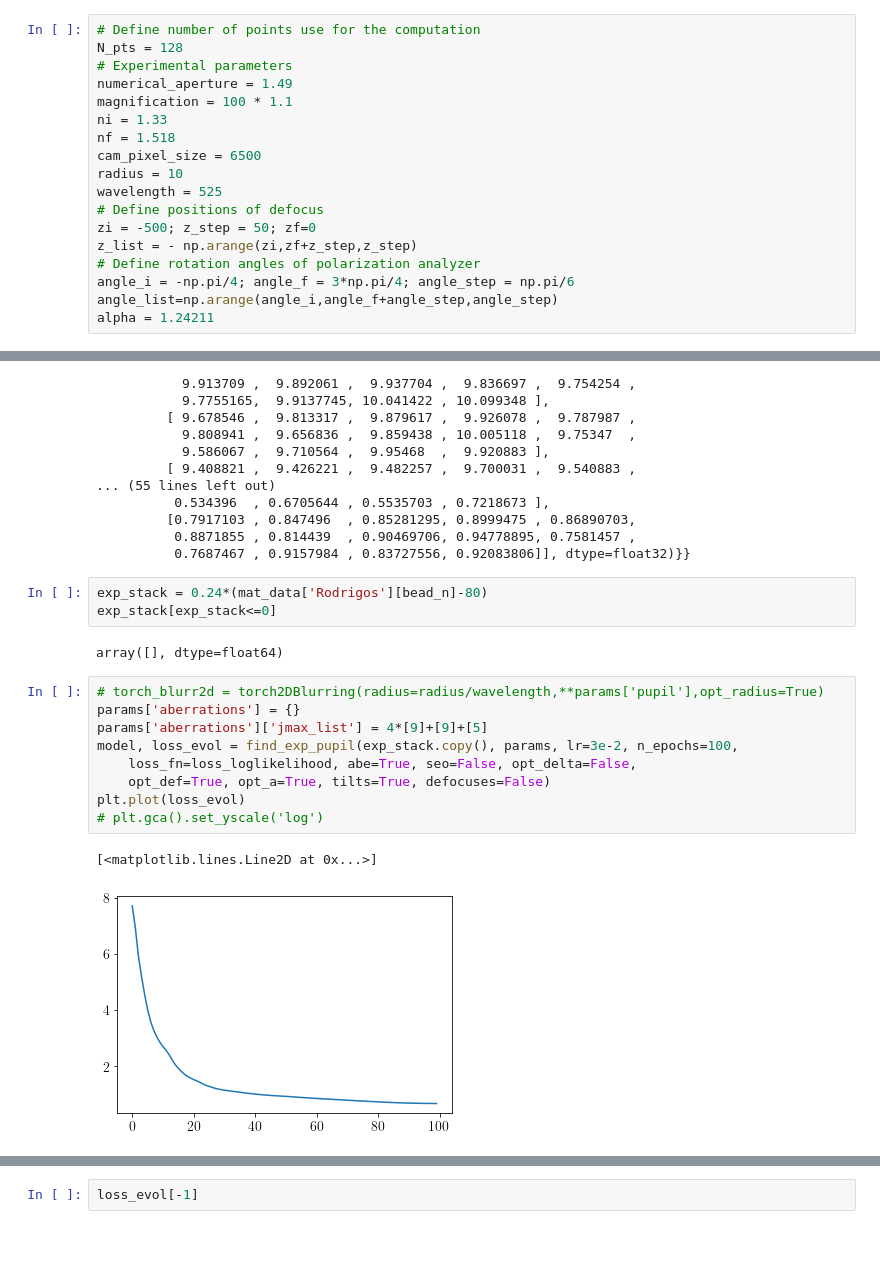
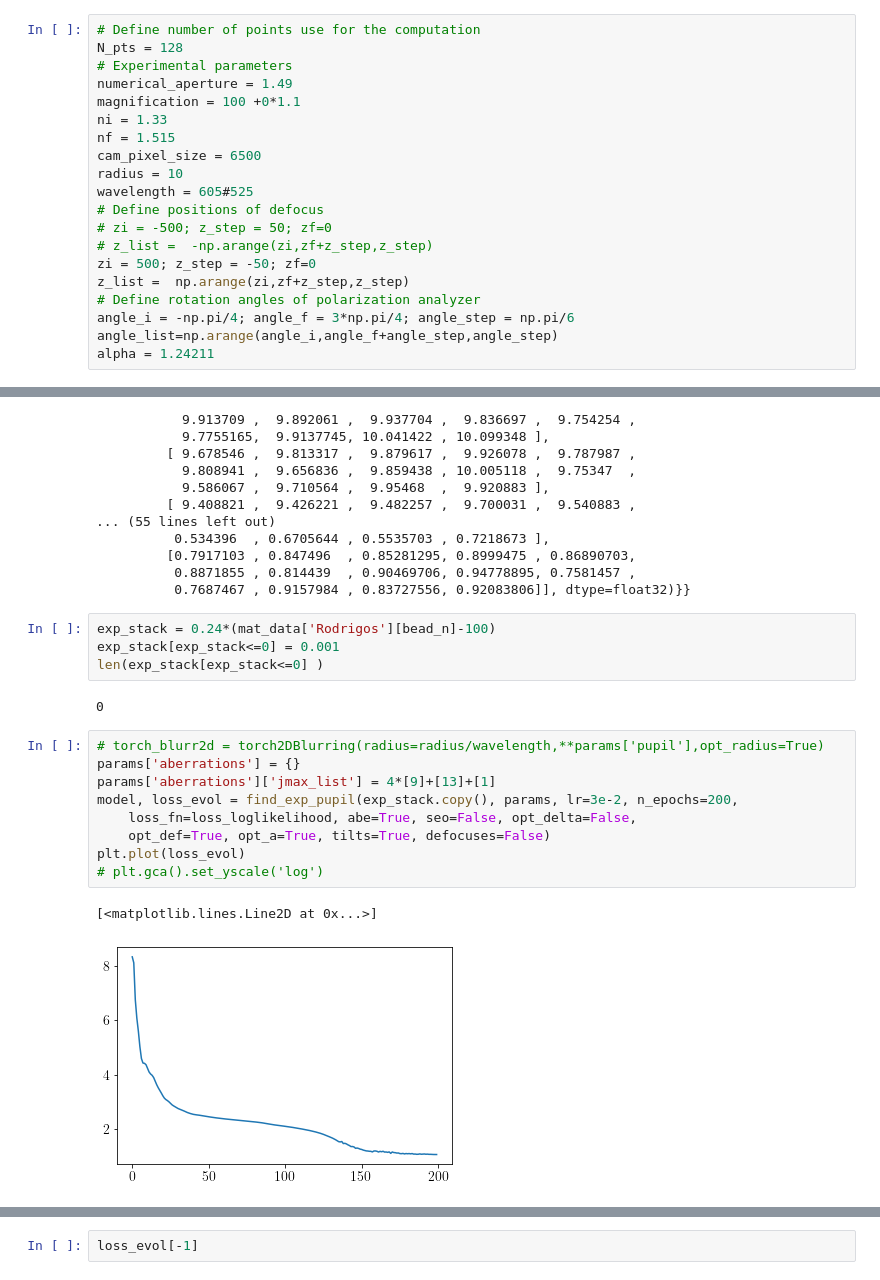
Before and after one commit to rodguti90/pyPSFstack, a Jupyter notebook: retrieval_exp_stack.ipynb, the cells around one changed output, grey strips where cells are left out. Drawn from its saved outputs; the diff is of its cells as text; blank space fills up the shorter version.

Commit message:
Corrected parameters

```diff
--- a/retrieval_exp_stack.ipynb
+++ b/retrieval_exp_stack.ipynb
@@ -68,15 +68,17 @@ plt.rc('figure', titlesize=MEDIUM_SIZE)  # fontsize of the figure title
 N_pts = 128
 # Experimental parameters
 numerical_aperture = 1.49
-magnification = 100 * 1.1
+magnification = 100 +0*1.1
 ni = 1.33
-nf = 1.518
+nf = 1.515
 cam_pixel_size = 6500
 radius = 10
-wavelength = 525
+wavelength = 605#525
 # Define positions of defocus
-zi = -500; z_step = 50; zf=0
-z_list = - np.arange(zi,zf+z_step,z_step)
+# zi = -500; z_step = 50; zf=0
+# z_list =  -np.arange(zi,zf+z_step,z_step)
+zi = 500; z_step = -50; zf=0
+z_list =  np.arange(zi,zf+z_step,z_step)
 # Define rotation angles of polarization analyzer
 angle_i = -np.pi/4; angle_f = 3*np.pi/4; angle_step = np.pi/6
 angle_list=np.arange(angle_i,angle_f+angle_step,angle_step)
@@ -279,22 +273,23 @@ ret_pupil_params
           0.8871855 , 0.814439  , 0.90469706, 0.94778895, 0.7581457 ,
           0.7687467 , 0.9157984 , 0.83727556, 0.92083806]], dtype=float32)}}
 # %%
-exp_stack = 0.24*(mat_data['Rodrigos'][bead_n]-80)
-exp_stack[exp_stack<=0]
+exp_stack = 0.24*(mat_data['Rodrigos'][bead_n]-100)
+exp_stack[exp_stack<=0] = 0.001
+len(exp_stack[exp_stack<=0] )
 # %% [output]
-array([], dtype=float64)
+0
 # %%
 # torch_blurr2d = torch2DBlurring(radius=radius/wavelength,**params['pupil'],opt_radius=True)
 params['aberrations'] = {}
-params['aberrations']['jmax_list'] = 4*[9]+[9]+[5]
-model, loss_evol = find_exp_pupil(exp_stack.copy(), params, lr=3e-2, n_epochs=100,
+params['aberrations']['jmax_list'] = 4*[9]+[13]+[1]
+model, loss_evol = find_exp_pupil(exp_stack.copy(), params, lr=3e-2, n_epochs=200,
     loss_fn=loss_loglikelihood, abe=True, seo=False, opt_delta=False,
     opt_def=True, opt_a=True, tilts=True, defocuses=False)
 plt.plot(loss_evol)
 # plt.gca().set_yscale('log')
 # %% [output]
 [<matplotlib.lines.Line2D at 0x...>]
-[figure, old version]
+[figure, new version]
 # %%
 loss_evol[-1]
 # %% [output]
```
Also changed, not shown: parts of 15 cells of this notebook.
